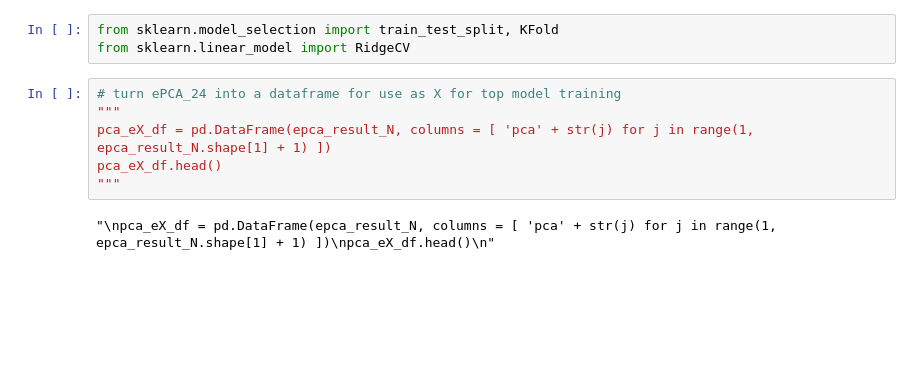
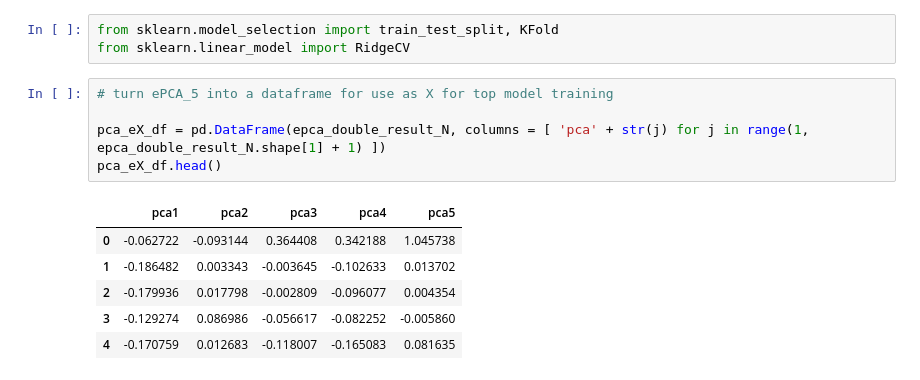
Before and after one commit to ivanjayapurna/low-n-protein-engineering, a Jupyter notebook: top_and_DE/2MS2_data_exploration.ipynb, the cells around one changed output. Drawn from its saved outputs; the diff is of its cells as text; blank space fills up the shorter version.

```diff
--- a/top_and_DE/2MS2_data_exploration.ipynb
+++ b/top_and_DE/2MS2_data_exploration.ipynb
@@ -884,13 +885,17 @@ plt.show()
 from sklearn.model_selection import train_test_split, KFold
 from sklearn.linear_model import RidgeCV
 # %%
-# turn ePCA_24 into a dataframe for use as X for top model training
-"""
-pca_eX_df = pd.DataFrame(epca_result_N, columns = [ 'pca' + str(j) for j in range(1, epca_result_N.shape[1] + 1) ])
+# turn ePCA_5 into a dataframe for use as X for top model training
+
+pca_eX_df = pd.DataFrame(epca_double_result_N, columns = [ 'pca' + str(j) for j in range(1, epca_double_result_N.shape[1] + 1) ])
 pca_eX_df.head()
-"""
 # %% [output]
-"\npca_eX_df = pd.DataFrame(epca_result_N, columns = [ 'pca' + str(j) for j in range(1, epca_result_N.shape[1] + 1) ])\npca_eX_df.head()\n"
+|  | pca1 | pca2 | pca3 | pca4 | pca5 |
+| 0 | -0.062722 | -0.093144 | 0.364408 | 0.342188 | 1.045738 |
+| 1 | -0.186482 | 0.003343 | -0.003645 | -0.102633 | 0.013702 |
+| 2 | -0.179936 | 0.017798 | -0.002809 | -0.096077 | 0.004354 |
+| 3 | -0.129274 | 0.086986 | -0.056617 | -0.082252 | -0.005860 |
+| 4 | -0.170759 | 0.012683 | -0.118007 | -0.165083 | 0.081635 |
 # %%
 # randomly select subset of sequence as input data
 np.random.seed(42)
```
Also changed, not shown: parts of 17 cells of this notebook.
